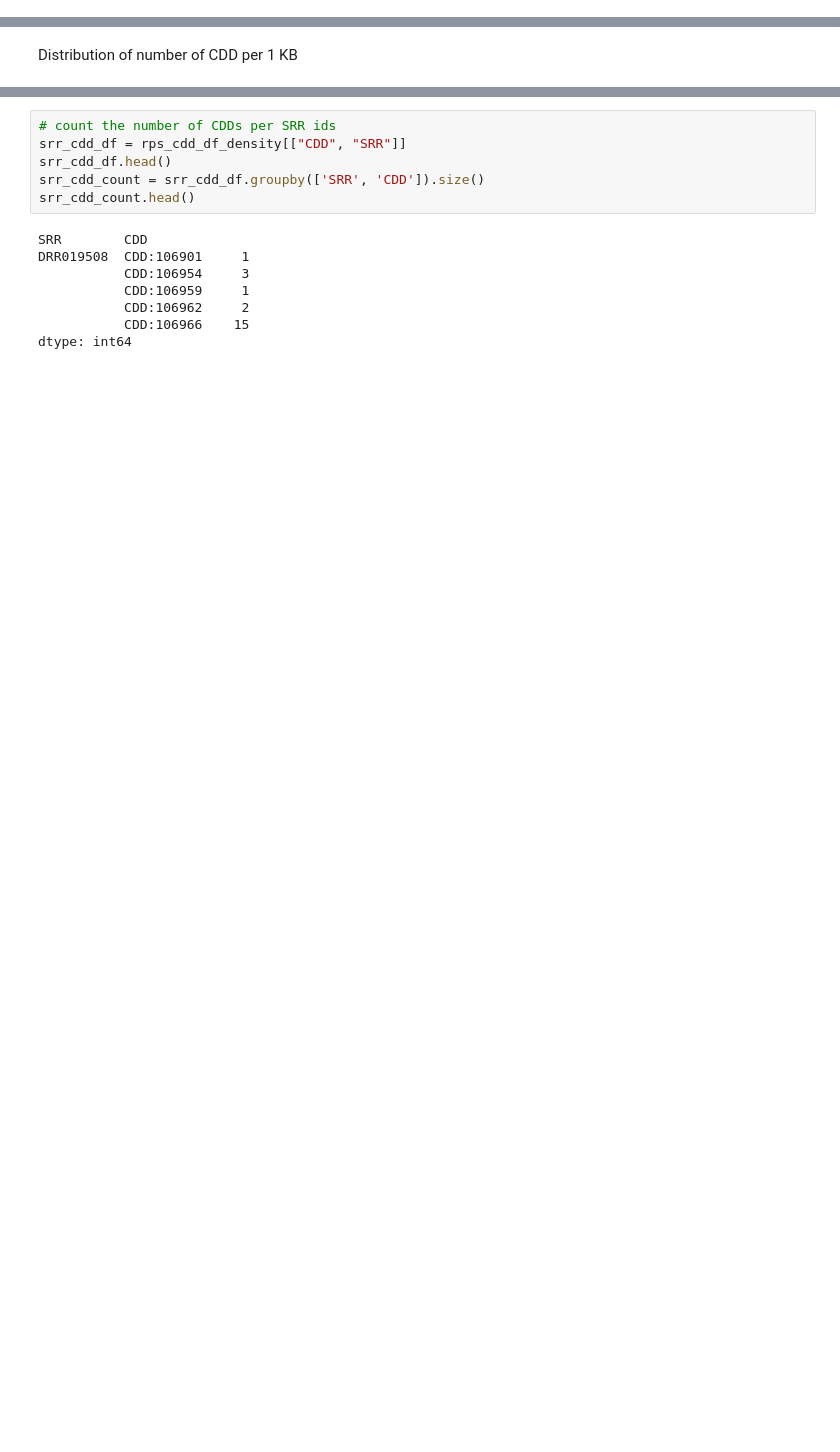
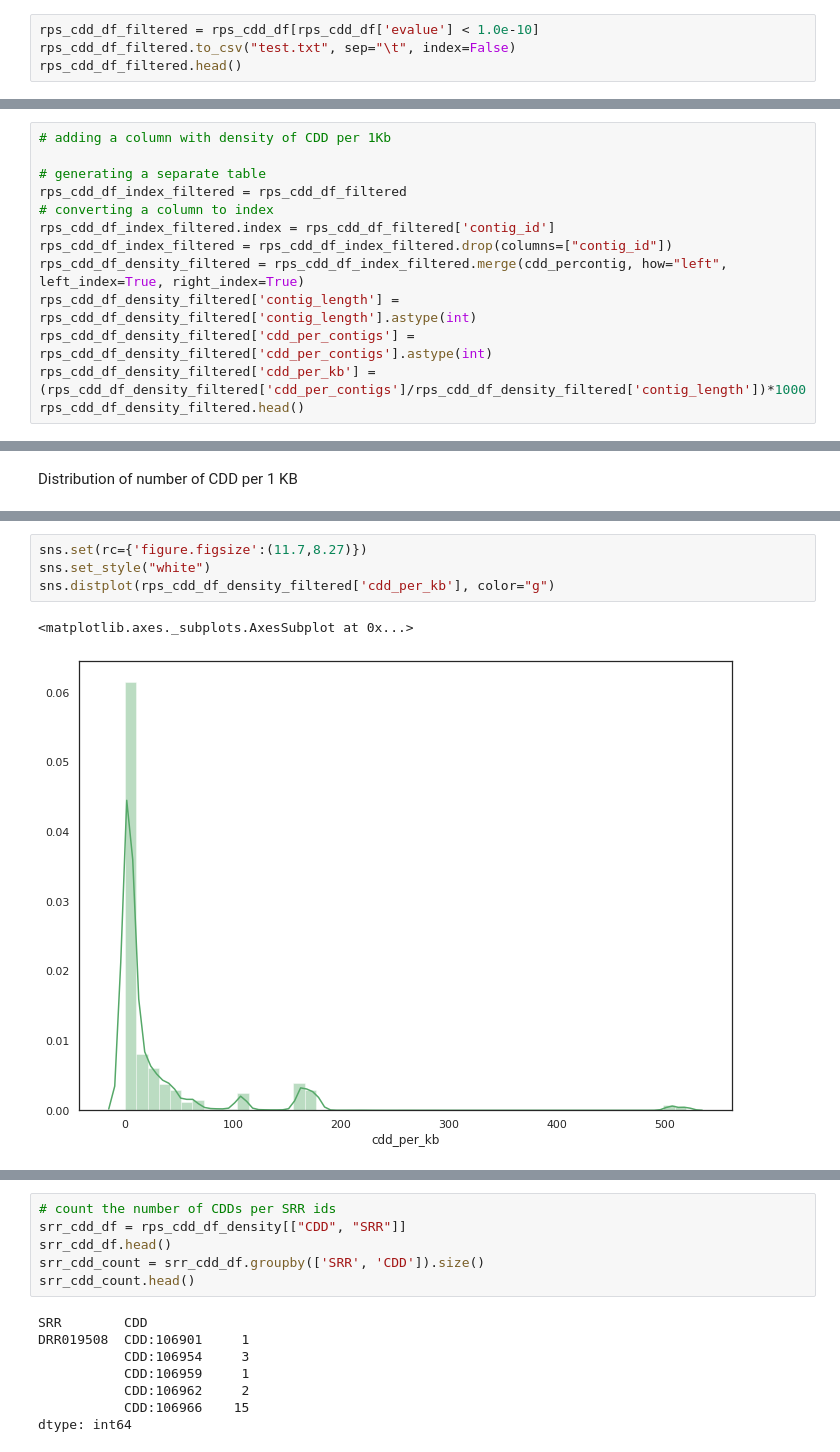
Before and after one commit to NCBI-Codeathons/Domain_HMM_Boundaries, a Jupyter notebook: post_analysis/jupyter_notebook/CDD_analysis.ipynb, the cells around one changed output, grey strips where cells are left out. Cells and saved outputs as stored; diff of their text form; blank space fills up the shorter version.

```diff
--- a/post_analysis/jupyter_notebook/CDD_analysis.ipynb
+++ b/post_analysis/jupyter_notebook/CDD_analysis.ipynb
@@ -25,0 +32,4 @@ rps_cdd_df.head()
+# %%
+rps_cdd_df_filtered = rps_cdd_df[rps_cdd_df['evalue'] < 1.0e-10]
+rps_cdd_df_filtered.to_csv("test.txt", sep="\t", index=False)
+rps_cdd_df_filtered.head()
@@ -78,3 +166,16 @@ rps_cdd_df_density.head()
 | AB126192.2:1.2363 | CDD:278997 | 68.114 | 737 | 230 | 3 | 18 | 2228 | 1 | 732 | 0.000000e+00 | 1232.0 | ... |
 | AB126192.2:1.2363 | CDD:282102 | 17.718 | 333 | 221 | 14 | 780 | 1676 | 373 | 686 | 1.970000e-09 | 50.9 | ... |
 | AB126195.1:1.1807 | CDD:278907 | 23.301 | 515 | 354 | 16 | 39 | 1547 | 28 | 513 | 2.720000e-32 | 121.0 | ... |
+# %%
+# adding a column with density of CDD per 1Kb
+
+# generating a separate table
+rps_cdd_df_index_filtered = rps_cdd_df_filtered
+# converting a column to index
+rps_cdd_df_index_filtered.index = rps_cdd_df_filtered['contig_id']
+rps_cdd_df_index_filtered = rps_cdd_df_index_filtered.drop(columns=["contig_id"])
+rps_cdd_df_density_filtered = rps_cdd_df_index_filtered.merge(cdd_percontig, how="left", left_index=True, right_index=True)
+rps_cdd_df_density_filtered['contig_length'] = rps_cdd_df_density_filtered['contig_length'].astype(int)
+rps_cdd_df_density_filtered['cdd_per_contigs'] = rps_cdd_df_density_filtered['cdd_per_contigs'].astype(int)
+rps_cdd_df_density_filtered['cdd_per_kb'] = (rps_cdd_df_density_filtered['cdd_per_contigs']/rps_cdd_df_density_filtered['contig_length'])*1000
+rps_cdd_df_density_filtered.head()
@@ -91,0 +199,7 @@ sns.distplot(rps_cdd_df_density['cdd_per_kb'])
+# %%
+sns.set(rc={'figure.figsize':(11.7,8.27)})
+sns.set_style("white")
+sns.distplot(rps_cdd_df_density_filtered['cdd_per_kb'], color="g")
+# %% [output]
+<matplotlib.axes._subplots.AxesSubplot at 0x...>
+[figure, added]
```
Also changed, not shown: parts of 30 cells of this notebook.
